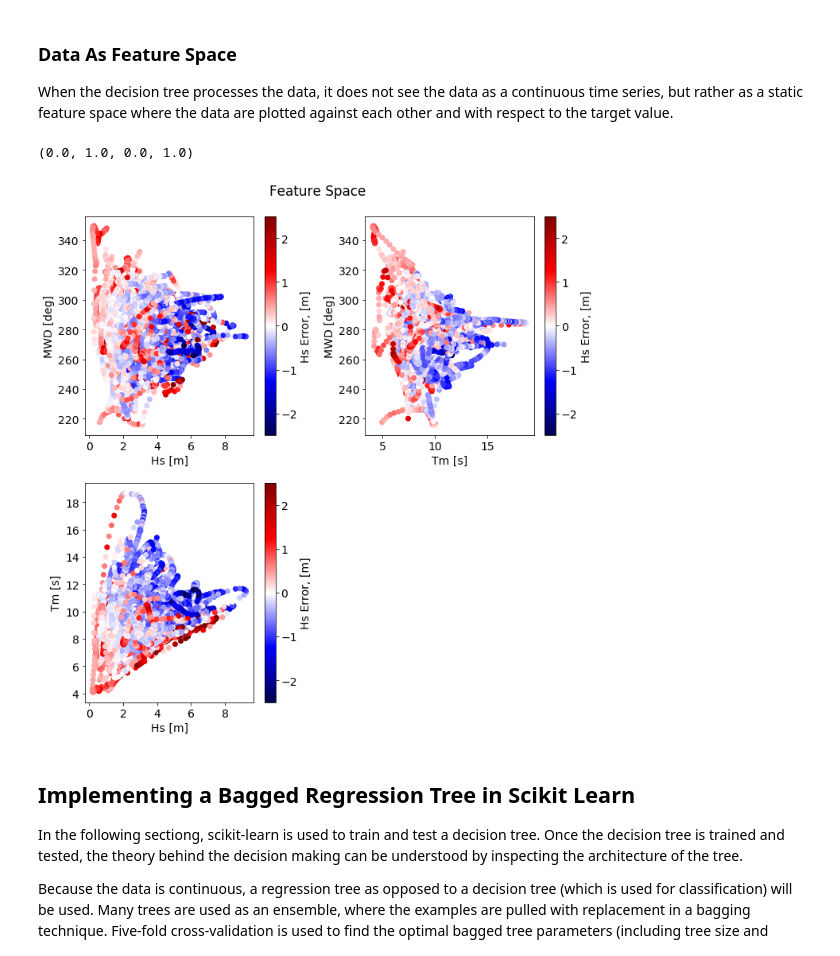
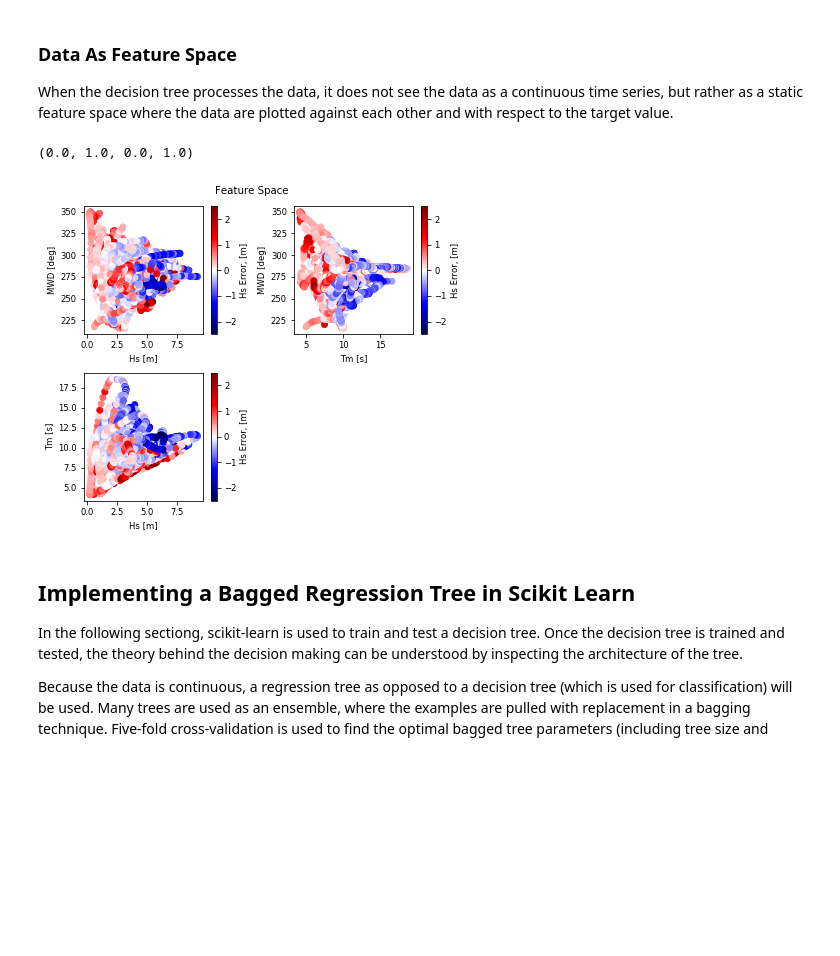
Before and after one commit to anellenson/DecisionTree_WaveForecasts, a Jupyter notebook: DecisionTree_WaveForecasting.ipynb, the cells around one changed output. Drawn from its saved outputs; the diff is of its cells as text; code cells hidden in the pictures; blank space fills up the shorter version.

```diff
--- a/DecisionTree_WaveForecasting.ipynb
+++ b/DecisionTree_WaveForecasting.ipynb
@@ -42,27 +45,20 @@ from matplotlib import colors as colors
 import scipy.io as sio
 import matplotlib as mpl
 import numpy as np
+import waveDecisionTree
+import Error
+
+#Load the data
+waveDTree = waveDecisionTree.waveDecisionTree()
+waveDTree.load_data('winter') #this will load the data into the waveDTree object
+train_obs = waveDTree.train_obs
+train_features = waveDTree.train_features
+train_target = waveDTree.train_target
 
 
 basic_cols=['#ff0000','k','#07076b']
 my_cmap=colors.LinearSegmentedColormap.from_list('mycmap', basic_cols)
 
-#Load the data. This data has already been cleaned - data gaps, either due to poor observations or gaps in wave forecasts
-#have been removed. Choose either the winter dataset or the summer dataset.
-featmat = sio.loadmat('winter_allfeatures_allyears.mat')
-
-#The features are an array where the first three columns are hourly data points Hs, MWD, Tm output by WW3 at NDBC Buoy 46050
-#and the second two columns are wind magnitude and wind direction output by GFS and input into WW3.
-
-train_features = featmat['train_features'][:]
-print("The input features are an array of shape " + str(train_features.shape)) #Note the shape MxN, where M = number of hours and N = number of features
-
-#The train target are the hourly corrections (hourly deviations) between the WW3 output
-#and the observed wave height at NDBC Buoy 46050
-train_target = featmat['train_target'][:]
-train_target = train_target.squeeze()
-
-train_obs = train_features[:,0] + train_target
 
 #Visualize the time series before visualizing the feature space:
 fig, ax = pl.subplots(2,2, sharex = True)
@@ -97,38 +93,38 @@ Text(0.5,0,'Time (hrs)')
 When the decision tree processes the data, it does not see the data as a continuous time series, but rather as a static feature space where the data are plotted against each other and with respect to the target value.
 # %%
 ##This section of code plots the training data as a feature space.
-mpl.rcParams['font.size'] = 14
+mpl.rcParams['font.size'] = 8.5
 
 features = ['Hs [m]','MWD [deg]','Tm [s]']
 fig,ax = pl.subplots(2,2, tight_layout = {'rect':[0,0,1,0.95]})
 fig.suptitle('Feature Space')
 fig.set_size_inches(3,3)
-fig.set_size_inches(10,10)
+fig.set_size_inches(6,5)
 for feat in range(3):
     if feat == 0:
         f1 = 0
         f2 = 1
         a1 = 0
         a2 = 0
     if feat == 1:
         f1 = 2
         f2 = 1
         a1 = 0
         a2 = 1
     if feat == 2:
         f1 = 0
         f2 = 2
         a1 = 1
         a2 = 0
     im = ax[a1,a2].scatter(train_features[:,f1], train_features[:,f2],c = train_target, cmap  = 'seismic', vmin = -2.5, vmax = 2.5)
     c = fig.colorbar(im, ax = ax[a1,a2])
     c.set_label('Hs Error, [m]')
     ax[a1,a2].set_xlabel(features[f1])
     ax[a1,a2].set_ylabel(features[f2])
 ax[1,1].axis('off')
 # %% [output]
 (0.0, 1.0, 0.0, 1.0)
-[figure, old version]
+[figure, new version]
 # %% [markdown]
 ## Implementing a Bagged Regression Tree in Scikit Learn
 
```
Also changed, not shown: parts of 10 cells of this notebook, 6 other files.
